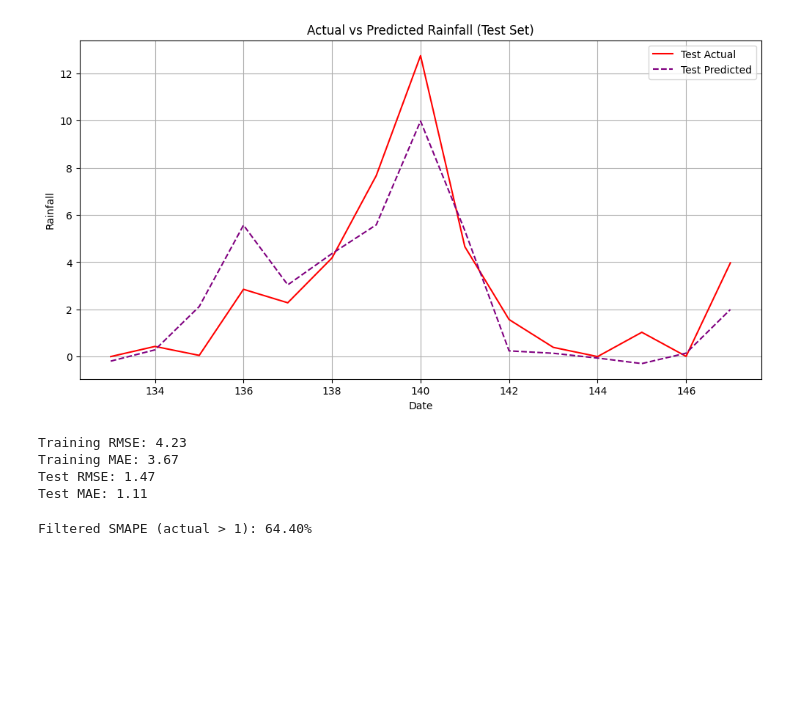
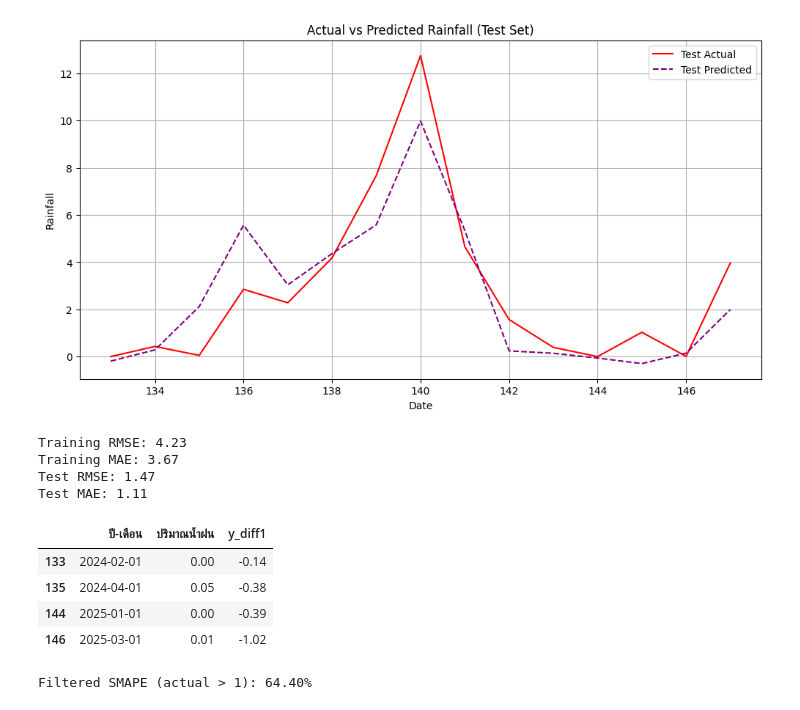
Before and after one commit to 1HPz/ChiangMaiRainForecast, a Jupyter notebook: Predict_Rain_Level_By_SARIMA.ipynb, the cells around one changed output. Saved outputs shown, nothing was run; the diff lists cells and outputs as text; code cells hidden in the pictures; blank space fills up the shorter version.

```diff
--- a/Predict_Rain_Level_By_SARIMA.ipynb
+++ b/Predict_Rain_Level_By_SARIMA.ipynb
@@ -786,6 +786,14 @@ Training RMSE: 4.23
 Training MAE: 3.67
 Test RMSE: 1.47
 Test MAE: 1.11
+# %%
+test[test['ปริมาณน้ำฝน'] < 0.1]
+# %% [output]
+|  | ปี-เดือน | ปริมาณน้ำฝน | y_diff1 |
+| 133 | 2024-02-01 | 0.00 | -0.14 |
+| 135 | 2024-04-01 | 0.05 | -0.38 |
+| 144 | 2025-01-01 | 0.00 | -0.39 |
+| 146 | 2025-03-01 | 0.01 | -1.02 |
 # %%
 mask = actual_test_aligned > 1
 smape_filtered = np.mean(
```
Also changed, not shown: parts of 2 cells of this notebook.
